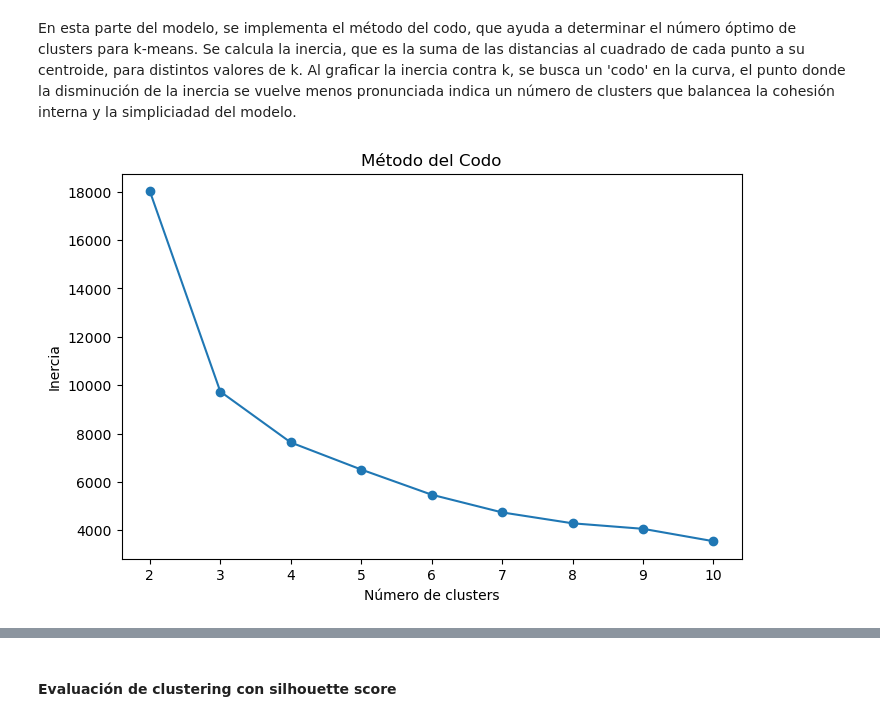
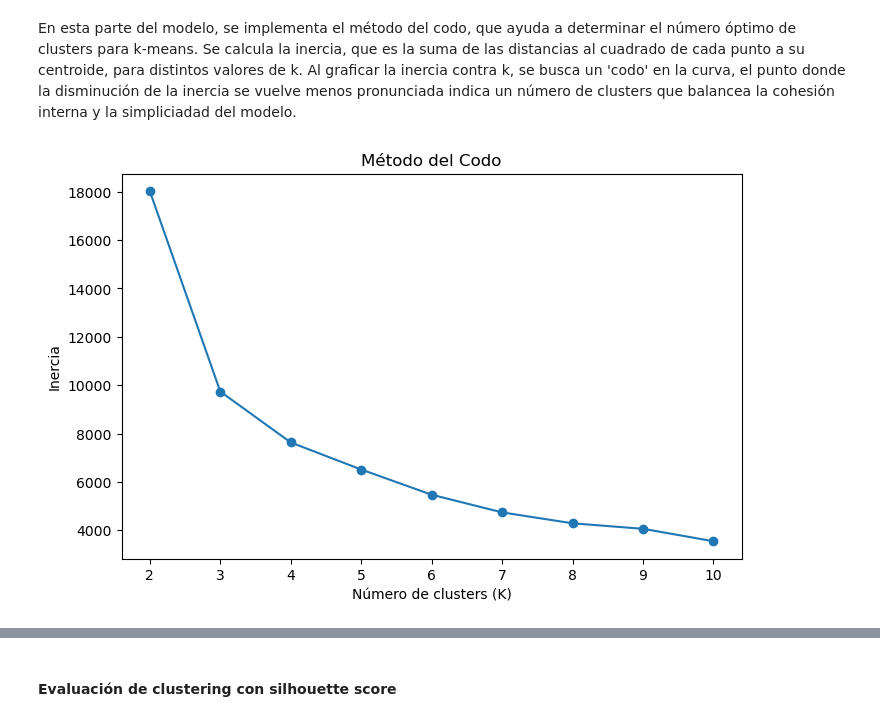
Before and after one commit to scarletabreu/bi-contraloria-dw-mineria, a Jupyter notebook: Modelo de mineria de datos de CGR.ipynb, the cells around one changed output, grey strips where cells are left out. Saved outputs shown, nothing was run; the diff lists cells and outputs as text; code cells hidden in the pictures.

```diff
--- a/Modeo de mineria de datos de CGR.ipynb
+++ b/Modelo de mineria de datos de CGR.ipynb
@@ -96,22 +96,32 @@ X_scaled = scaler.fit_transform(df_model)
 # %% [markdown]
 En esta parte del modelo, se implementa el método del codo, que ayuda a determinar el número óptimo de clusters para k-means. Se calcula la inercia, que es la suma de las distancias al cuadrado de cada punto a su centroide, para distintos valores de k. Al graficar la inercia contra k, se busca un 'codo' en la curva, el punto donde la disminución de la inercia se vuelve menos pronunciada indica un número de clusters que balancea la cohesión interna y la simpliciadad del modelo.
 # %%
-# Método del codo
 inertia = []
 sil_scores = []
+db_scores = []
 K_range = range(2, 11)
+
 for k in K_range:
     kmeans = KMeans(n_clusters=k, random_state=42)
     labels = kmeans.fit_predict(X_scaled)
+
+    # Inercia
     inertia.append(kmeans.inertia_)
+
+    # Silhouette
     sil = silhouette_score(X_scaled, labels)
     sil_scores.append(sil)
 
+    # Davies-Bouldin
+    db = davies_bouldin_score(X_scaled, labels)
+    db_scores.append(db)
+
+# Método del Codo
 plt.figure(figsize=(8,5))
 plt.plot(K_range, inertia, marker='o')
 plt.title("Método del Codo")
-plt.xlabel("Número de clusters")
+plt.xlabel("Número de clusters (K)")
 plt.ylabel("Inercia")
 plt.show()
 # %% [output]
-[figure, old version]
+[figure, new version]
```
Also changed, not shown: parts of 5 cells of this notebook.
